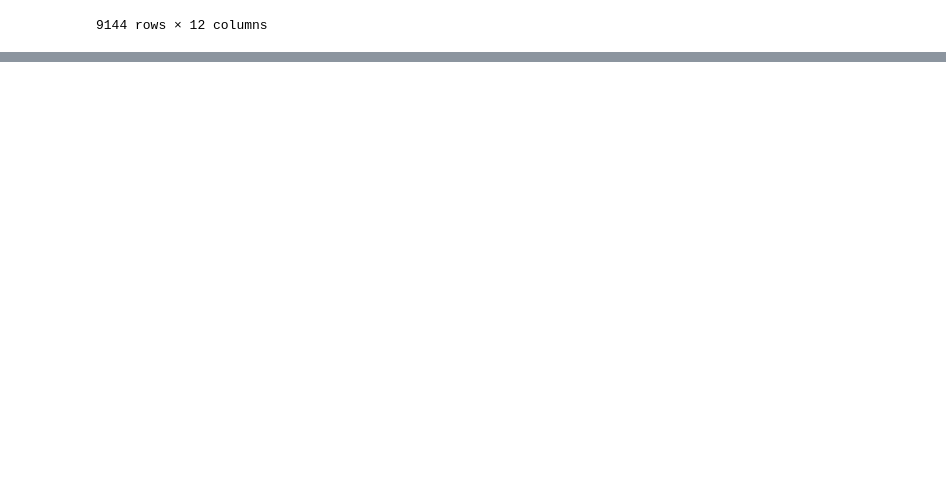
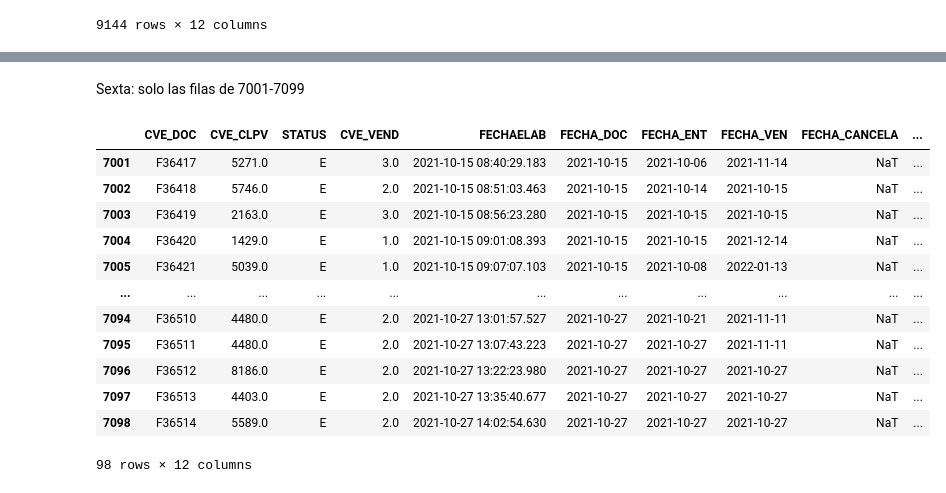
Before and after one commit to fitosmon/Entendimiento-de-datos, a Jupyter notebook: ExtraccionDatos/actividad2.2/2.2_extraccion_Datos_facturacion.ipynb, the cells around one changed output, grey strips where cells are left out. Drawn from its saved outputs; the diff is of its cells as text; code cells hidden in the pictures; blank space fills up the shorter version.

```diff
--- a/ExtraccionDatos/actividad2.2/2.2_extraccion_Datos_facturacion.ipynb
+++ b/ExtraccionDatos/actividad2.2/2.2_extraccion_Datos_facturacion.ipynb
@@ -146,0 +164,23 @@ filtro4
+# %% [markdown]
+Sexta: solo las filas de 7001-7099
+# %%
+filtro6 = df[7001:7099]
+file6= open('filtroFilas.csv', 'a')
+file6.write("En el quinto filtro busca el df unicamente las filas 7001-7099 \n")
+filtro6.to_csv(file6)
+file6.close()
+filtro6
+# %% [output]
+|  | CVE_DOC | CVE_CLPV | STATUS | CVE_VEND | FECHAELAB | FECHA_DOC | FECHA_ENT | FECHA_VEN | FECHA_CANCELA | ... |
+| 7001 | F36417 | 5271.0 | E | 3.0 | 2021-10-15 08:40:29.183 | 2021-10-15 | 2021-10-06 | 2021-11-14 | NaT | ... |
+| 7002 | F36418 | 5746.0 | E | 2.0 | 2021-10-15 08:51:03.463 | 2021-10-15 | 2021-10-14 | 2021-10-15 | NaT | ... |
+| 7003 | F36419 | 2163.0 | E | 3.0 | 2021-10-15 08:56:23.280 | 2021-10-15 | 2021-10-15 | 2021-10-15 | NaT | ... |
+| 7004 | F36420 | 1429.0 | E | 1.0 | 2021-10-15 09:01:08.393 | 2021-10-15 | 2021-10-15 | 2021-12-14 | NaT | ... |
+| 7005 | F36421 | 5039.0 | E | 1.0 | 2021-10-15 09:07:07.103 | 2021-10-15 | 2021-10-08 | 2022-01-13 | NaT | ... |
+| ... | ... | ... | ... | ... | ... | ... | ... | ... | ... | ... |
+| 7094 | F36510 | 4480.0 | E | 2.0 | 2021-10-27 13:01:57.527 | 2021-10-27 | 2021-10-21 | 2021-11-11 | NaT | ... |
+| 7095 | F36511 | 4480.0 | E | 2.0 | 2021-10-27 13:07:43.223 | 2021-10-27 | 2021-10-27 | 2021-11-11 | NaT | ... |
+| 7096 | F36512 | 8186.0 | E | 2.0 | 2021-10-27 13:22:23.980 | 2021-10-27 | 2021-10-27 | 2021-10-27 | NaT | ... |
+| 7097 | F36513 | 4403.0 | E | 2.0 | 2021-10-27 13:35:40.677 | 2021-10-27 | 2021-10-27 | 2021-10-27 | NaT | ... |
+| 7098 | F36514 | 5589.0 | E | 2.0 | 2021-10-27 14:02:54.630 | 2021-10-27 | 2021-10-27 | 2021-10-27 | NaT | ... |
+98 rows × 12 columns
```
Also changed, not shown: parts of 7 cells of this notebook, 9 other files.
